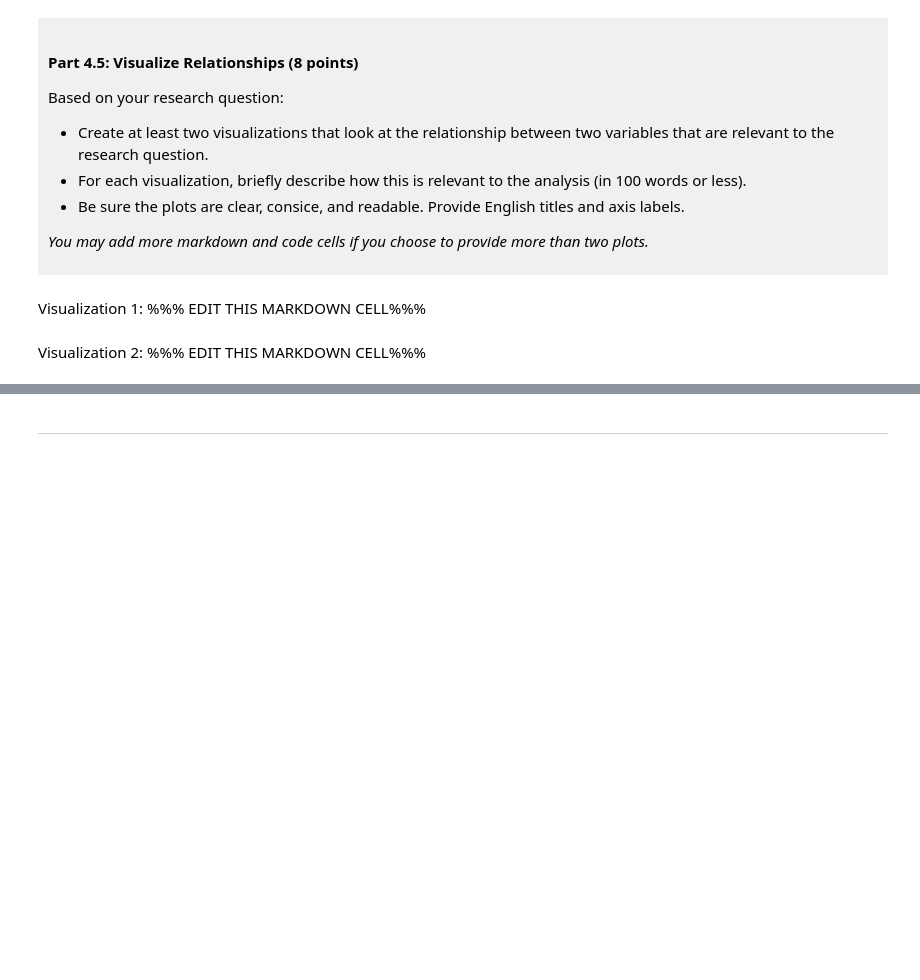
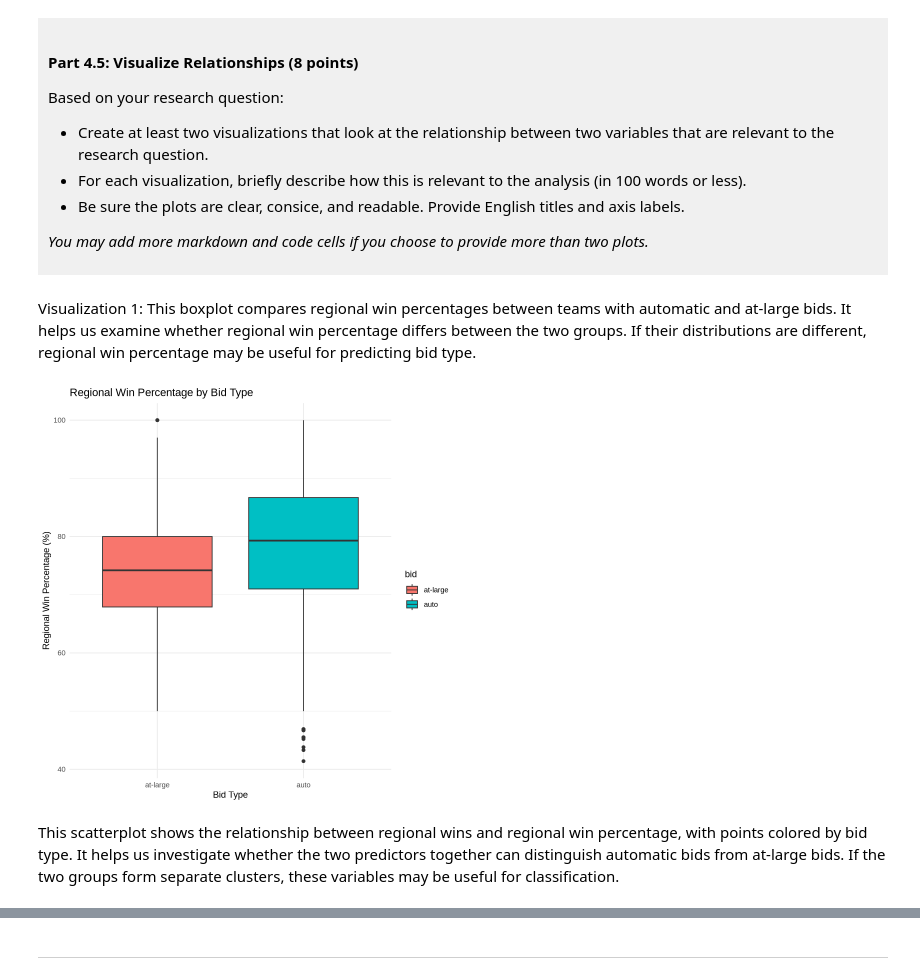
Before and after one commit to ClareLiao/dsci-100-project-Jiaying-Liao, a Jupyter notebook: dsci-100-project-notebook.ipynb, the cells around one changed output, grey strips where cells are left out. Drawn from its saved outputs; the diff is of its cells as text; code cells hidden in the pictures; blank space fills up the shorter version.

```diff
--- a/dsci-100-project-notebook.ipynb
+++ b/dsci-100-project-notebook.ipynb
@@ -303,9 +365,20 @@ Based on your research question:
 *You may add more markdown and code cells if you choose to provide more than two plots.*
 </div>
 # %% [markdown]
-Visualization 1: %%% EDIT THIS MARKDOWN CELL%%%
+Visualization 1:
+This boxplot compares regional win percentages between teams with automatic and at-large bids. It helps us examine whether regional win percentage differs between the two groups. If their distributions are different, regional win percentage may be useful for predicting bid type.
 # %%
-### EDIT THIS CODE CELL FOR VISUALIZATION 1###
+
+ggplot(tidy_data, aes(x = bid, y = reg_wins_pct, fill = bid)) +
+  geom_boxplot() +
+  labs(
+    title = "Regional Win Percentage by Bid Type",
+    x = "Bid Type",
+    y = "Regional Win Percentage (%)"
+  ) +
+  theme_minimal()
+# %% [output]
+[figure, added]
 # %% [markdown]
-Visualization 2: %%% EDIT THIS MARKDOWN CELL%%%
+This scatterplot shows the relationship between regional wins and regional win percentage, with points colored by bid type. It helps us investigate whether the two predictors together can distinguish automatic bids from at-large bids. If the two groups form separate clusters, these variables may be useful for classification.
 # %%
```
Also changed, not shown: parts of 9 cells of this notebook.
